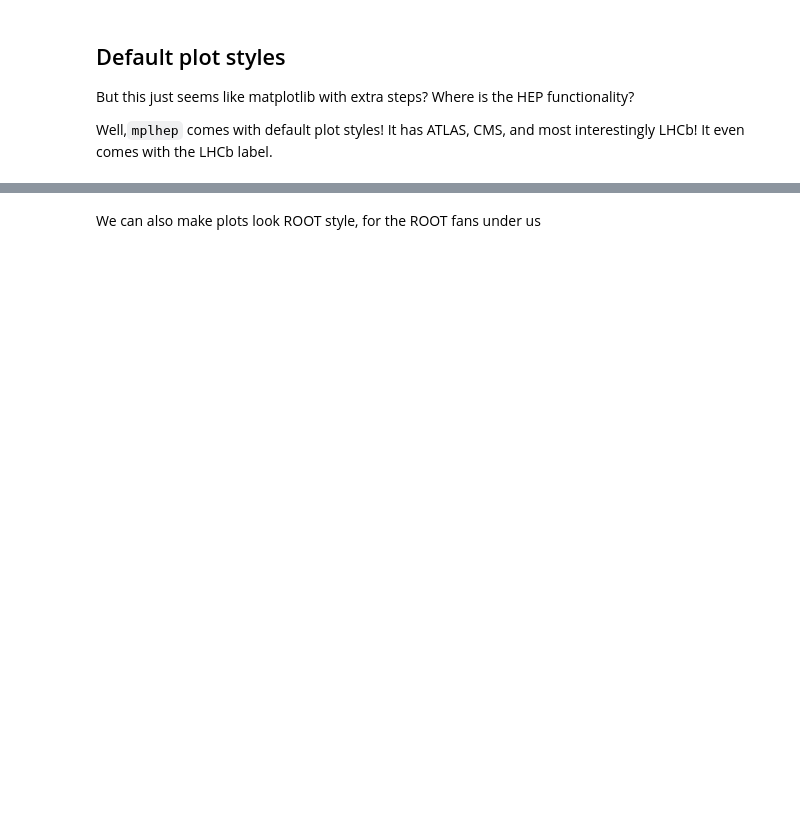
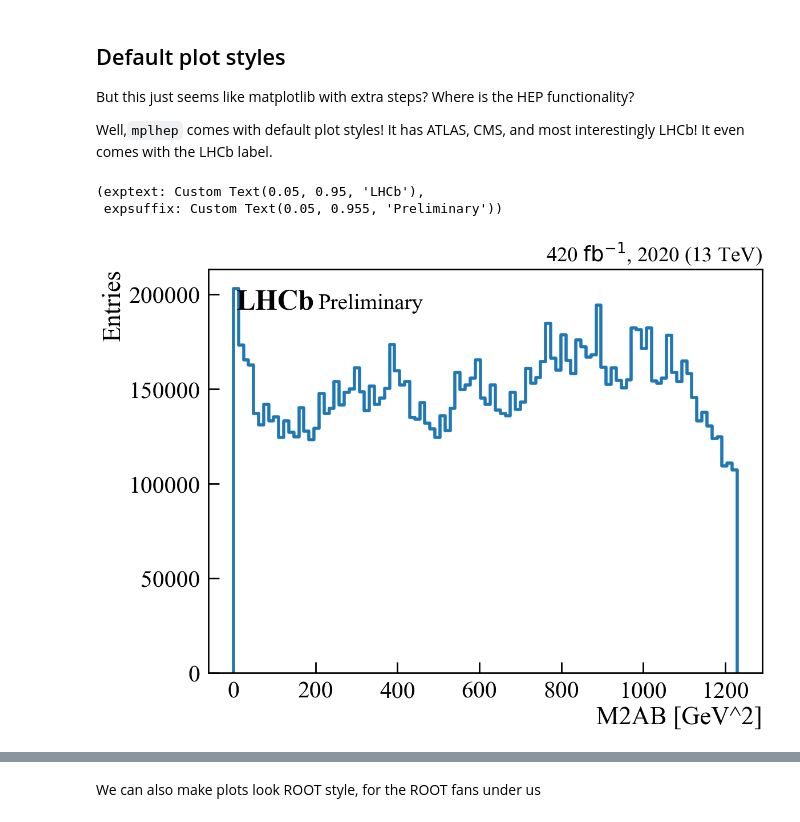
Before and after one commit to lexgr/bfys-binder-pyhep, a Jupyter notebook: notebook.ipynb, the cells around one changed output, grey strips where cells are left out. Saved outputs shown, nothing was run; the diff lists cells and outputs as text; code cells hidden in the pictures; blank space fills up the shorter version.

```diff
--- a/notebook.ipynb
+++ b/notebook.ipynb
@@ -415,9 +742,13 @@ Well,`mplhep` comes with default plot styles! It has ATLAS, CMS, and most intere
 # %%
 plt.style.use(hep.style.LHCb)
 hep.histplot(h_AB,bins, label="M2AB")
-plt.xlabel("M2AB [GeV]")
+plt.xlabel("M2AB [GeV^2]")
 plt.ylabel("Entries")
 hep.lhcb.label(data=True, paper=False, year=2020, lumi="420")
+# %% [output]
+(exptext: Custom Text(0.05, 0.95, 'LHCb'),
+ expsuffix: Custom Text(0.05, 0.955, 'Preliminary'))
+[figure, added]
 # %%
 hep.lhcb.label?
 # %%
```
Also changed, not shown: parts of 96 cells of this notebook.
